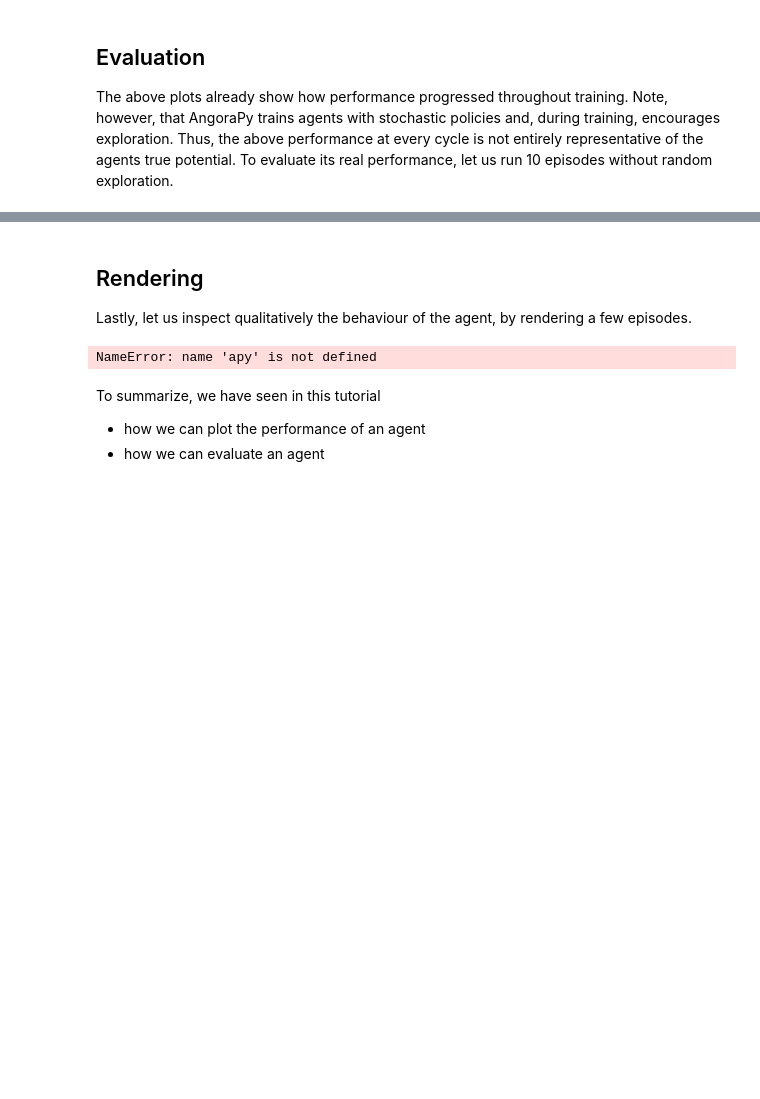
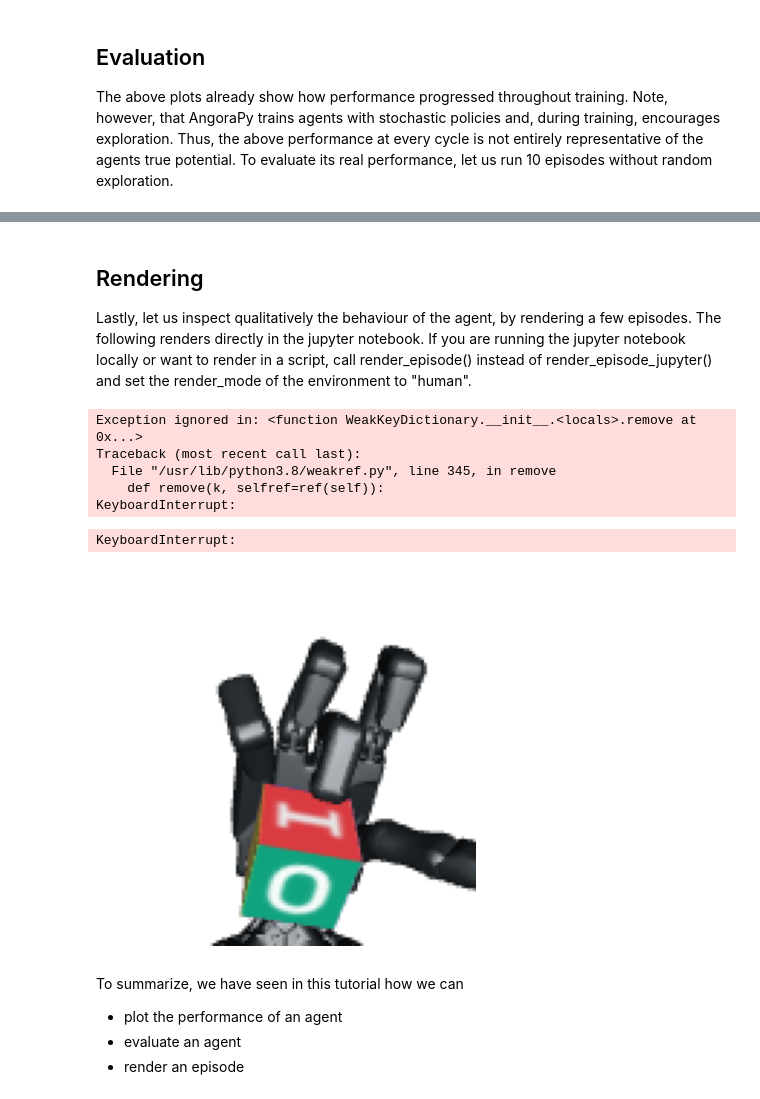
Before and after one commit to weidler/angorapy-tutorials, a Jupyter notebook: model-inspection.ipynb, the cells around one changed output, grey strips where cells are left out. Saved outputs shown, nothing was run; the diff lists cells and outputs as text; code cells hidden in the pictures; blank space fills up the shorter version.

Commit message:
Added proper rendering to model inspection notebook.

```diff
--- a/model-inspection.ipynb
+++ b/model-inspection.ipynb
@@ -68,14 +63,21 @@ print(f"Reward: {np.mean(stats_eval.episode_rewards)} +/- {np.std(stats_eval.epi
 print(f"Consecutive goals reached: {np.mean(stats_eval.auxiliary_performances['consecutive_goals_reached'])} +/- {np.std(stats_eval.auxiliary_performances['consecutive_goals_reached'])}")
 # %% [markdown]
 ## Rendering
-Lastly, let us inspect qualitatively the behaviour of the agent, by rendering a few episodes.
+Lastly, let us inspect qualitatively the behaviour of the agent, by rendering a few episodes. The following renders directly in the jupyter notebook. If you are running the jupyter notebook locally or want to render in a script, call render_episode() instead of render_episode_jupyter() and set the render_mode of the environment to "human".
 # %%
 env = apy.make_env(agent.env.spec.id, transformers=agent.env.transformers, render_mode="rgb_array")
 for _ in range(10):
-    investigator.render_episode_jupyter(agent.env)
+    investigator.render_episode_jupyter(env)
 # %% [output]
-NameError: name 'apy' is not defined
+Exception ignored in: <function WeakKeyDictionary.__init__.<locals>.remove at 0x...>
+Traceback (most recent call last):
+  File "/usr/lib/python3.8/weakref.py", line 345, in remove
+    def remove(k, selfref=ref(self)):
+KeyboardInterrupt:
+KeyboardInterrupt:
+[figure, added]
 # %% [markdown]
-To summarize, we have seen in this tutorial
-- how we can plot the performance of an agent
-- how we can evaluate an agent
+To summarize, we have seen in this tutorial how we can
+- plot the performance of an agent
+- evaluate an agent
+- render an episode
```
Also changed, not shown: parts of 2 cells of this notebook.
